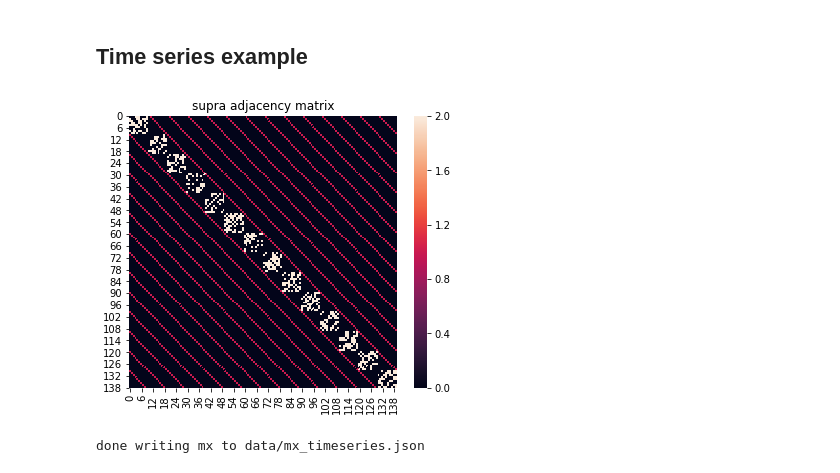
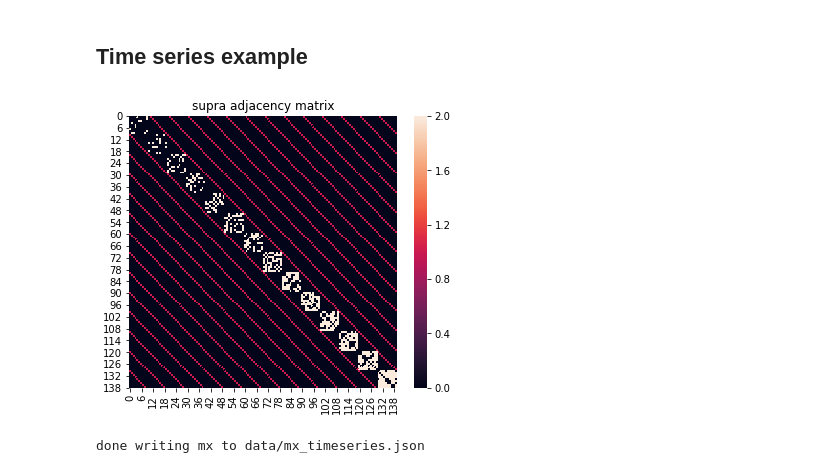
Before and after one commit to asizemore/multilayer_network_examples, a Jupyter notebook: slide_figures.ipynb, the cells around one changed output. Saved outputs shown, nothing was run; the diff lists cells and outputs as text; code cells hidden in the pictures.

Commit message:
OHBM figures updated

```diff
--- a/slide_figures.ipynb
+++ b/slide_figures.ipynb
@@ -209,35 +209,35 @@ filename = "data/mx_timeseries.json"
 nNodes = 10
 
 # Define number of levels
 nLayers = 14
 
 # Use multinetx to generate fourteen graphs each on nNodes nodes
-graph_layers = [mx.generators.erdos_renyi_graph(nNodes,0.5,seed=np.random.randint(1,300)) for i in np.arange(nLayers)]
+graph_layers = [mx.generators.erdos_renyi_graph(nNodes,((i+3)/(nLayers+5)),seed=np.random.randint(1,300)) for i in np.arange(nLayers)]
 
 
 # Define adjacency between layers. Here we only assign nodes to themselves in each layer.
 adj_block = mx.lil_matrix(np.zeros((nNodes*nLayers,nNodes*nLayers)))
 
 for i in np.arange(nLayers-1):
     for l in np.arange(i+1,nLayers):
         adj_block[i*nNodes:(i+1)*nNodes, (l)*nNodes:(l+1)*nNodes] = np.identity(nNodes)
 
 adj_block += adj_block.T
 
 # Create multilayer graph
 mg = mx.MultilayerGraph(list_of_layers=graph_layers,
                         inter_adjacency_matrix=adj_block)
 
 # Set edge weights
 mg.set_edges_weights(intra_layer_edges_weight=2,
                      inter_layer_edges_weight=1)
 
 ## Plot the supra-adjacency matrix
 fig = plt.figure(figsize=(6,5))
 sns.heatmap(mx.adjacency_matrix(mg,weight='weight').todense())
 plt.title('supra adjacency matrix');
 # %% [output]
-[figure, old version]
+[figure, new version]
 # %%
 # Write to json file
 
```
Also changed, not shown: parts of 14 cells of this notebook, 4 other files.
